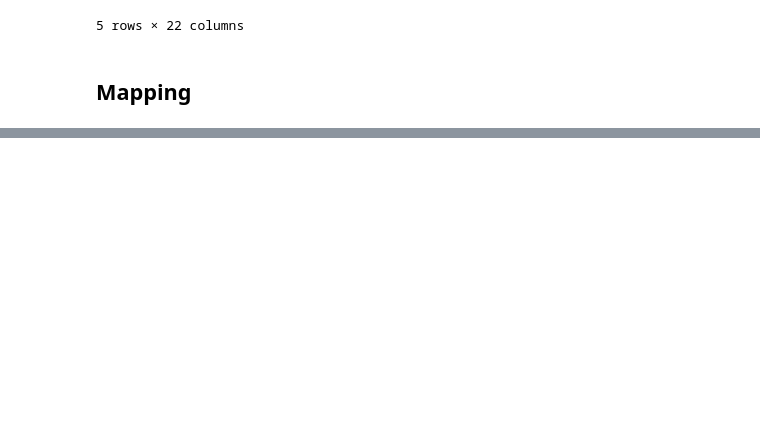
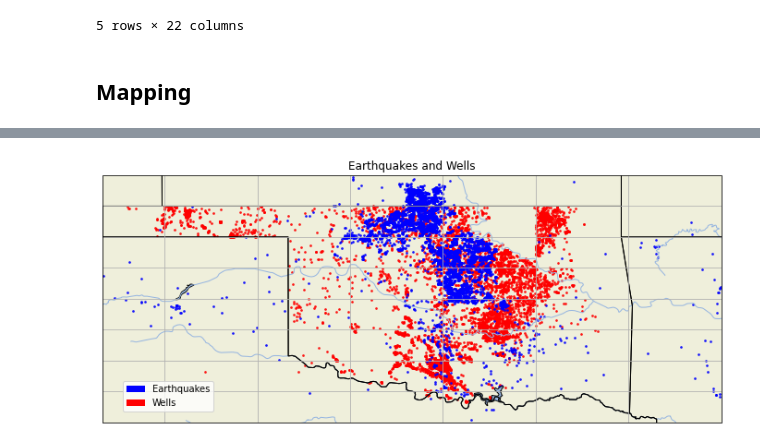
Before and after one commit to kylepollina/earthscience, a Jupyter notebook: notebooks/Fracking_and_Oklahoma_Quakes/Fracking_and_Oklahoma_Quakes main.ipynb, the cells around one changed output, grey strips where cells are left out. Cells and saved outputs as stored; diff of their text form; code cells hidden in the pictures; blank space fills up the shorter version.

```diff
--- a/notebooks/Fracking_and_Oklahoma_Quakes/Fracking_and_Oklahoma_Quakes main.ipynb
+++ b/notebooks/Fracking_and_Oklahoma_Quakes/Fracking_and_Oklahoma_Quakes main.ipynb
@@ -123,0 +138,4 @@ fig.show()
+# %%
+draw_map([-103, -93, 37.5, 33.5])
+# %% [output]
+[figure, added]
```
Also changed, not shown: parts of 7 cells of this notebook, 2 other files.
